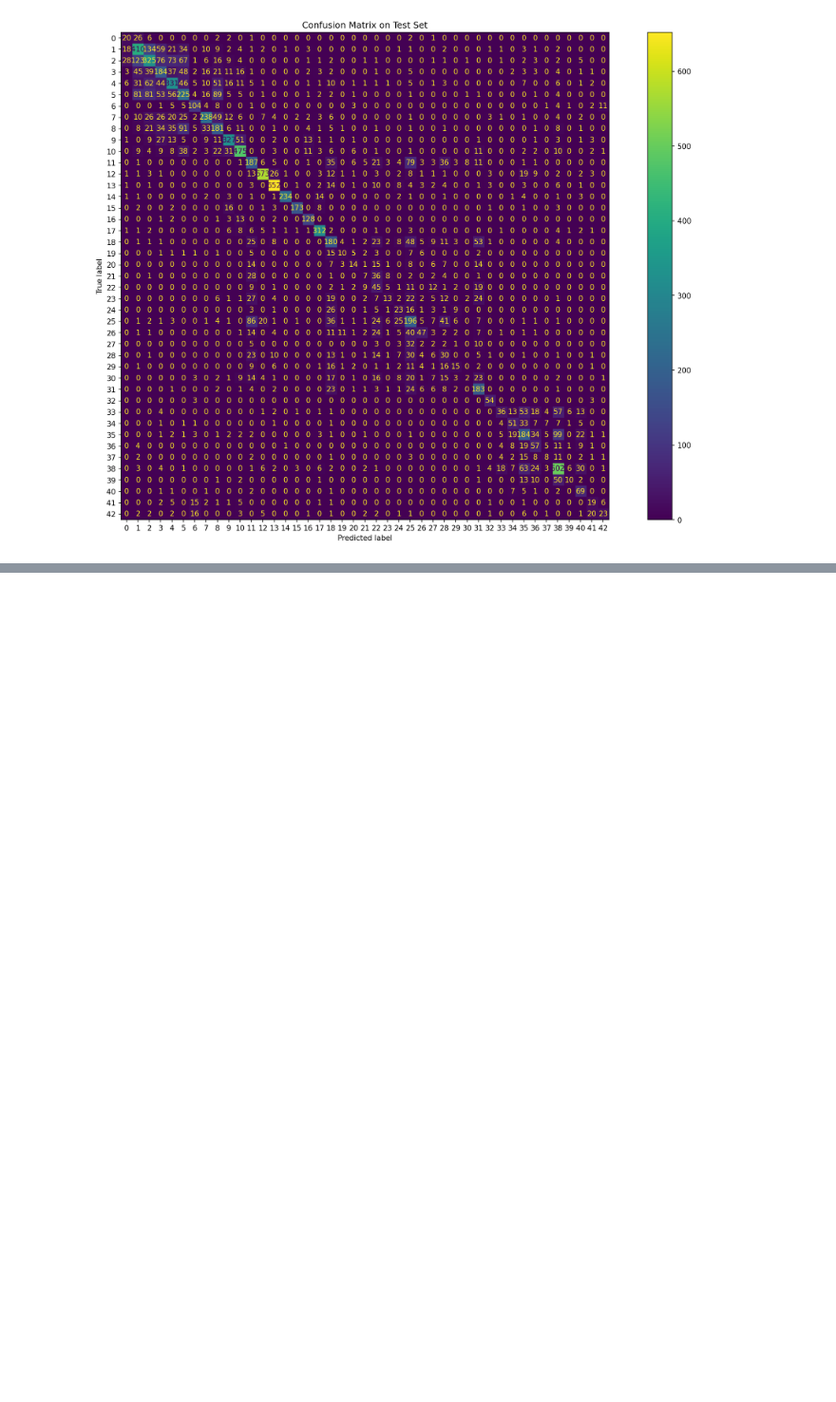
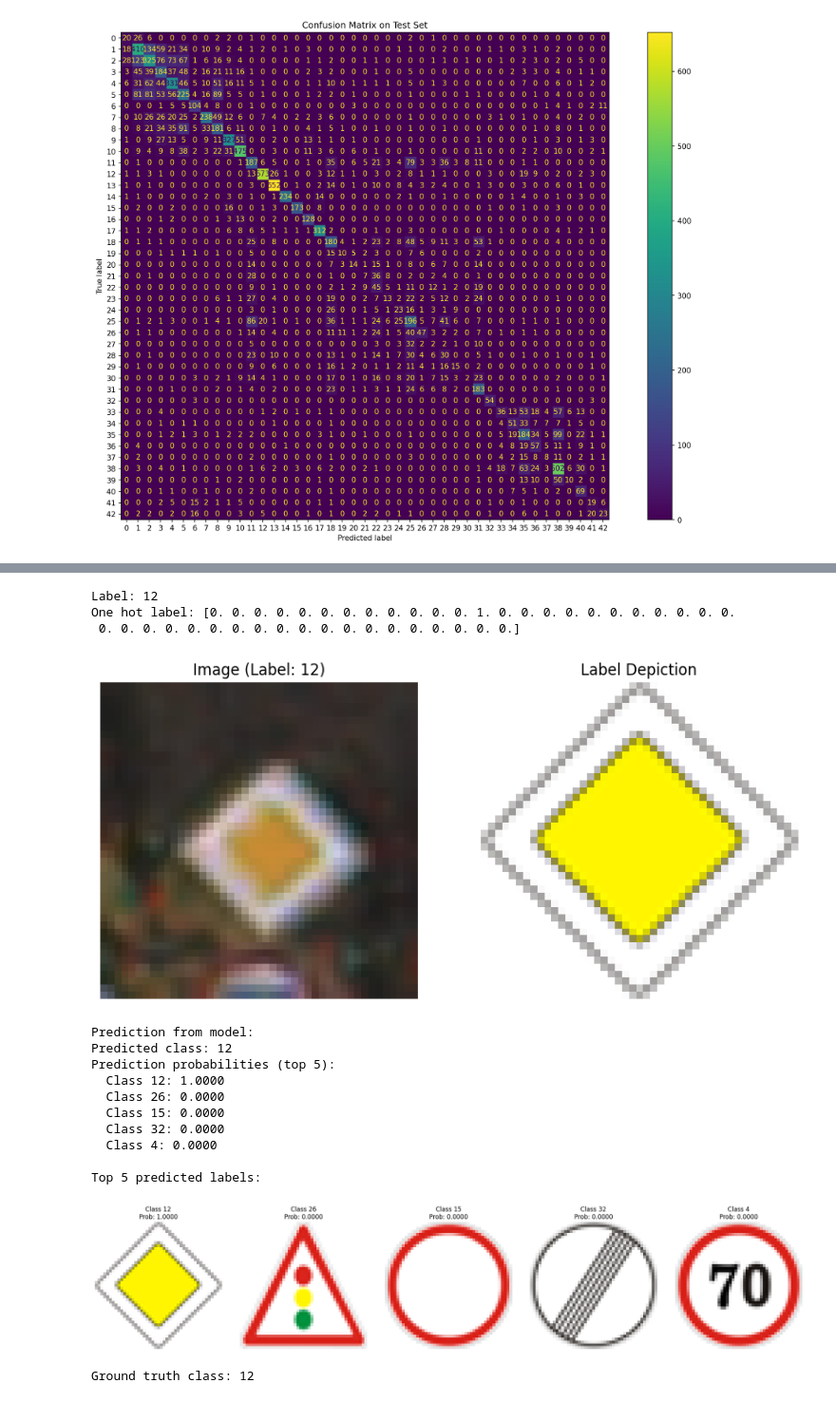
Before and after one commit to AImotion-Bavaria/dl-bootcamp, a Jupyter notebook: [WORKBOOK]Deep_Learning_Bootcamp_PyTorch_26.ipynb, the cells around one changed output, grey strips where cells are left out. Shown at 95% size. Saved outputs shown, nothing was run; the diff lists cells and outputs as text; code cells hidden in the pictures; blank space fills up the shorter version.

```diff
--- a/[WORKBOOK]Deep_Learning_Bootcamp_PyTorch_26.ipynb
+++ b/[WORKBOOK]Deep_Learning_Bootcamp_PyTorch_26.ipynb
@@ -748,17 +748,3 @@ Test Precision: 0.5490
 Test Recall: 0.5431
 Test F1 Score: 0.5386
 [figure]
-# %%
-image_index = 2547
-prediction=model.predict(test_images[image_index].reshape(1,45,45,3))
-image = test_images[image_index]
-label = test_labels[image_index]
-
-plt.imshow(image)
-print(image.shape)
-print("Prediction")
-print(np.round(prediction, 3))
-print(np.argmax(prediction, axis=1))
-print("Label")
-print(np.round(label, 4))
-print(np.argmax(label))
@@ -776,0 +751,66 @@ Label
+# %%
+def visually_compare(model, image_index, test_images, test_labels, label_depictions):
+    """
+    Visualize a test image with its label depiction and model prediction.
+
+    Args:
+        model: Trained PyTorch model
+        image_index: Index of the test image to visualize
+        test_images: Array of test images
+        test_labels: Array of test labels (one-hot encoded)
+        label_depictions: List of label depiction images
+    """
+    # Show the image with label depiction
+    plot_image(test_images, test_labels, label_depictions, image_index)
+
+    # Get prediction from model
+    device = torch.device("cuda" if torch.cuda.is_available() else "cpu")
+    model.to(device)
+    model.eval()
+
+    # Prepare the image for the model
+    image_tensor = torch.from_numpy(test_images[image_index]).float().permute(2, 0, 1).unsqueeze(0) / 255.0
+    image_tensor = image_tensor.to(device)
+
+    # Get prediction
+    with torch.no_grad():
+        output = model(image_tensor)
+        prediction = torch.softmax(output, dim=1).cpu().numpy()
+        predicted_class = torch.argmax(output, dim=1).cpu().numpy()[0]
+
+    print(f"\nPrediction from model:")
+    print(f"Predicted class: {predicted_class}")
+    print(f"Prediction probabilities (top 5):")
+    top5_indices = np.argsort(prediction[0])[-5:][::-1]
+    for idx in top5_indices:
+        print(f"  Class {idx}: {prediction[0][idx]:.4f}")
+    # Show predicted label depictions for top 5 predictions
+    print("\nTop 5 predicted labels:")
+    fig, axes = plt.subplots(1, 5, figsize=(20, 4))
+    for i, idx in enumerate(top5_indices):
+        axes[i].imshow(label_depictions[idx])
+        axes[i].set_title(f"Class {idx}\nProb: {prediction[0][idx]:.4f}")
+        axes[i].axis('off')
+    plt.tight_layout()
+    plt.show()
+    print(f"\nGround truth class: {np.argmax(test_labels[image_index])}")
+
+# Example usage
+visually_compare(small_conv_net, 2549, test_images, test_labels, label_depictions)
+# %% [output]
+Label: 12
+One hot label: [0. 0. 0. 0. 0. 0. 0. 0. 0. 0. 0. 0. 1. 0. 0. 0. 0. 0. 0. 0. 0. 0. 0. 0.
+ 0. 0. 0. 0. 0. 0. 0. 0. 0. 0. 0. 0. 0. 0. 0. 0. 0. 0. 0.]
+[figure, added]
+Prediction from model:
+Predicted class: 12
+Prediction probabilities (top 5):
+  Class 12: 1.0000
+  Class 26: 0.0000
+  Class 15: 0.0000
+  Class 32: 0.0000
+  Class 4: 0.0000
+
+Top 5 predicted labels:
+[figure, added]
+Ground truth class: 12
```
Also changed, not shown: parts of 2 cells of this notebook.
